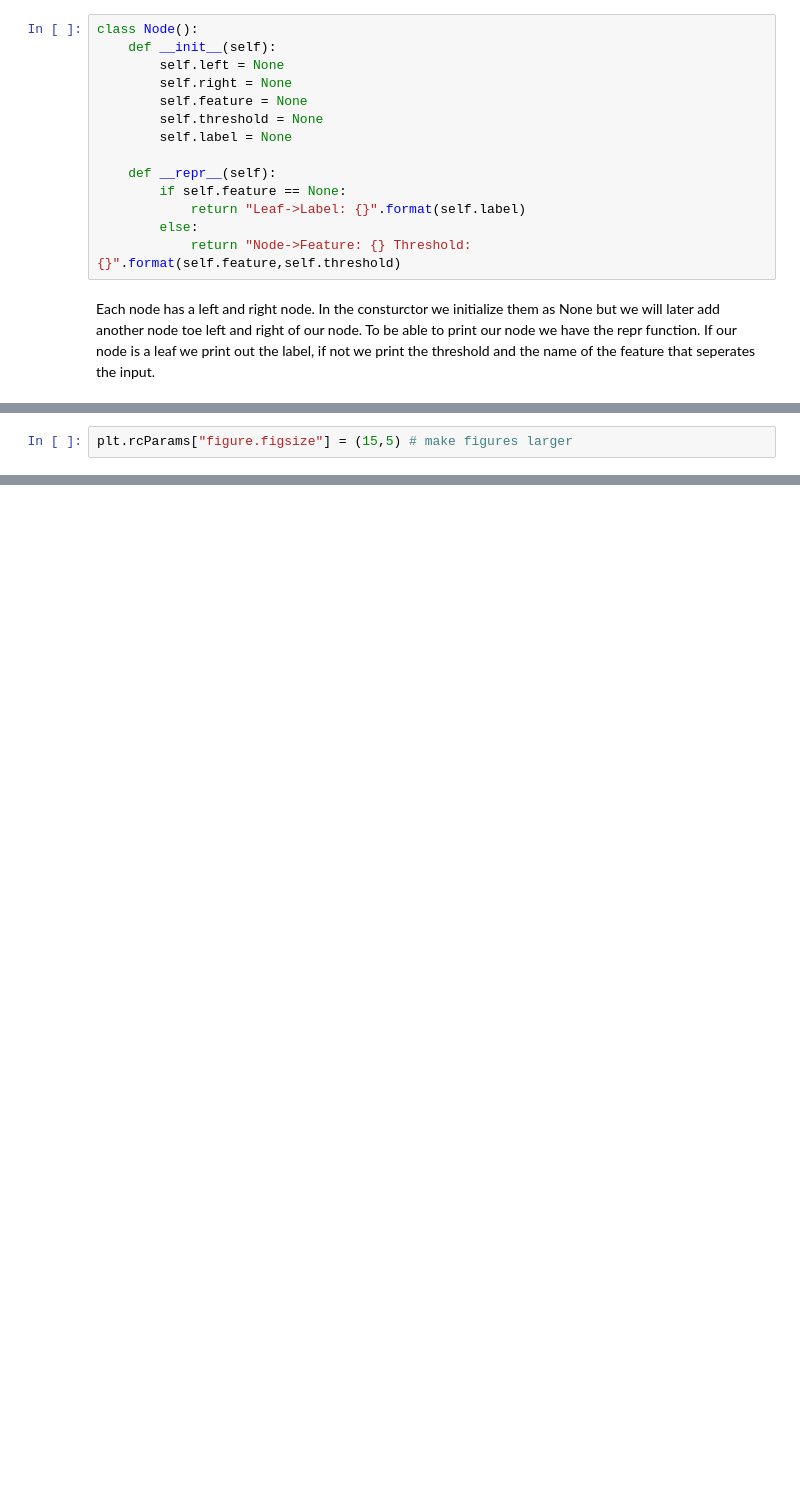
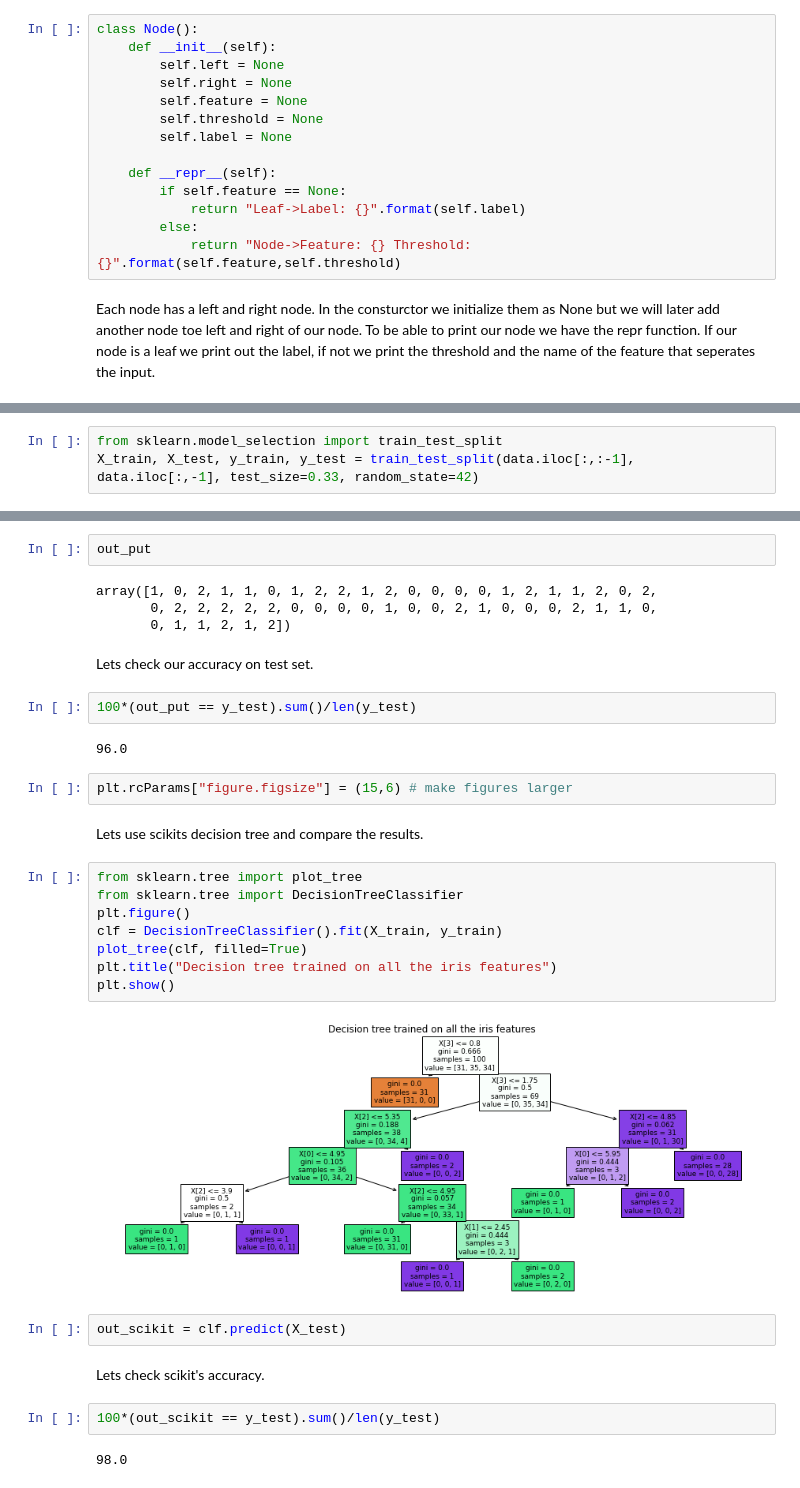
Before and after one commit to kesimeg/Basic-ML-from-scratch, a Jupyter notebook: Decision Tree Classifier.ipynb, the cells around one changed output, grey strips where cells are left out. Saved outputs shown, nothing was run; the diff lists cells and outputs as text; blank space fills up the shorter version.

Commit message:
Decision tree updated

```diff
--- a/Decision Tree Classifier.ipynb
+++ b/Decision Tree Classifier.ipynb
@@ -248,2 +157,0 @@ Leaf->Label: 2
-# %%
-plt.rcParams["figure.figsize"] = (15,5) # make figures larger
@@ -298,0 +213,3 @@ plot_tree(decision_tree, *, max_depth=None, feature_names=None, class_names=None
+# %%
+from sklearn.model_selection import train_test_split
+X_train, X_test, y_train, y_test = train_test_split(data.iloc[:,:-1], data.iloc[:,-1], test_size=0.33, random_state=42)
@@ -298,0 +223,34 @@ plot_tree(decision_tree, *, max_depth=None, feature_names=None, class_names=None
+# %%
+out_put
+# %% [output]
+array([1, 0, 2, 1, 1, 0, 1, 2, 2, 1, 2, 0, 0, 0, 0, 1, 2, 1, 1, 2, 0, 2,
+       0, 2, 2, 2, 2, 2, 0, 0, 0, 0, 1, 0, 0, 2, 1, 0, 0, 0, 2, 1, 1, 0,
+       0, 1, 1, 2, 1, 2])
+# %% [markdown]
+Lets check our accuracy on test set.
+# %%
+100*(out_put == y_test).sum()/len(y_test)
+# %% [output]
+96.0
+# %%
+plt.rcParams["figure.figsize"] = (15,6) # make figures larger
+# %% [markdown]
+Lets use scikits decision tree and compare the results.
+# %%
+from sklearn.tree import plot_tree
+from sklearn.tree import DecisionTreeClassifier
+plt.figure()
+clf = DecisionTreeClassifier().fit(X_train, y_train)
+plot_tree(clf, filled=True)
+plt.title("Decision tree trained on all the iris features")
+plt.show()
+# %% [output]
+[figure, added]
+# %%
+out_scikit = clf.predict(X_test)
+# %% [markdown]
+Lets check scikit's accuracy.
+# %%
+100*(out_scikit == y_test).sum()/len(y_test)
+# %% [output]
+98.0
```
Also changed, not shown: parts of 31 cells of this notebook.
